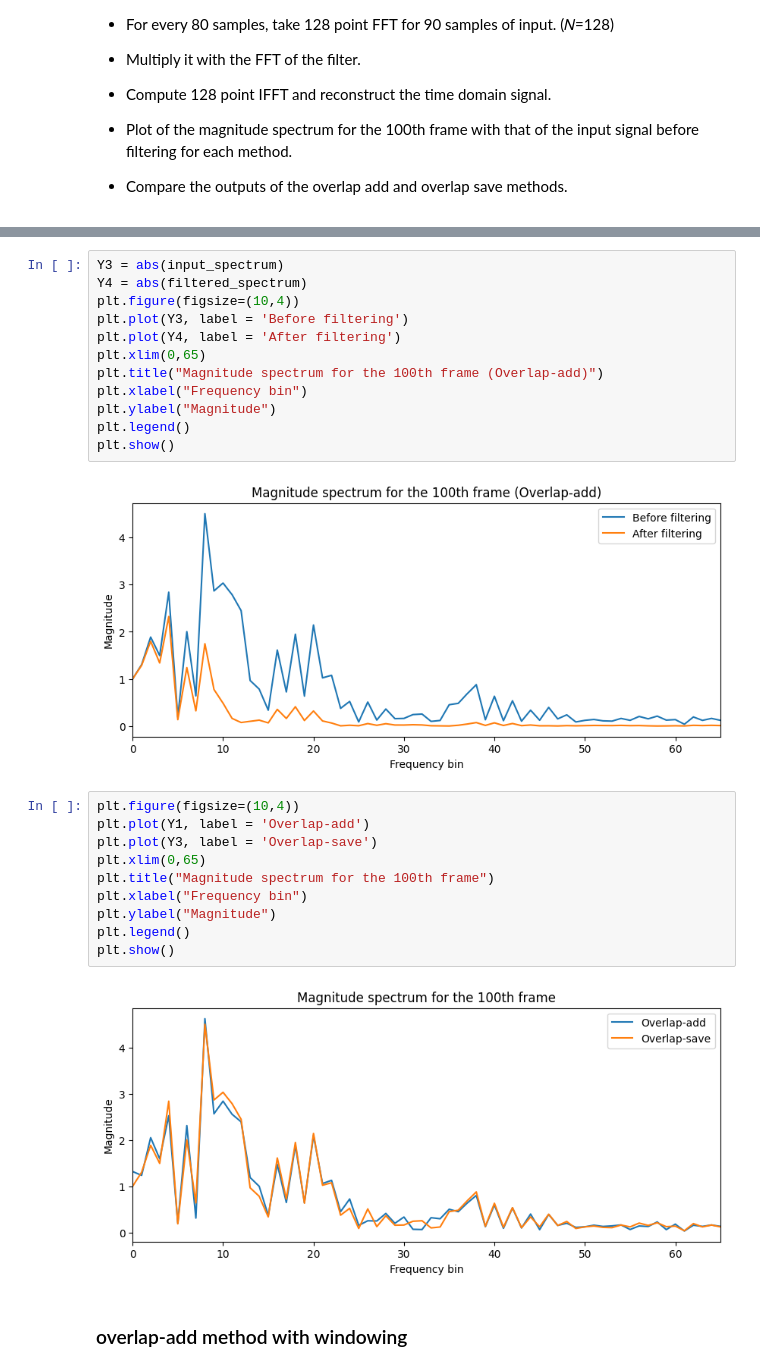
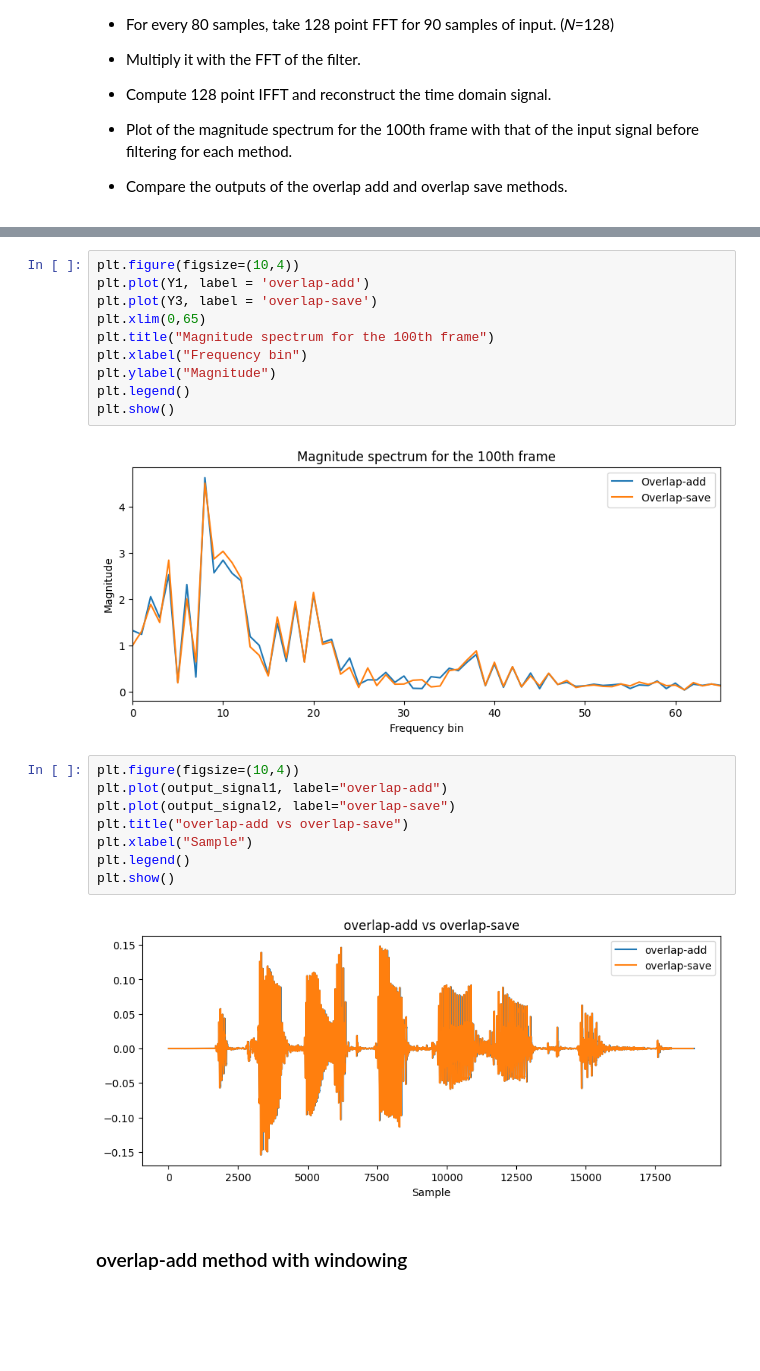
Before and after one commit to YuseonChoi/basic-speech-processing, a Jupyter notebook: overlapAdd_overlapSave/assignment2.ipynb, the cells around one changed output, grey strips where cells are left out. Saved outputs shown, nothing was run; the diff lists cells and outputs as text; blank space fills up the shorter version.

```diff
--- a/overlapAdd_overlapSave/assignment2.ipynb
+++ b/overlapAdd_overlapSave/assignment2.ipynb
@@ -155,29 +138,25 @@ torchaudio.save('output.wav', output.unsqueeze(0), sample_rate)
 # %%
-Y3 = abs(input_spectrum)
-Y4 = abs(filtered_spectrum)
 plt.figure(figsize=(10,4))
-plt.plot(Y3, label = 'Before filtering')
-plt.plot(Y4, label = 'After filtering')
+plt.plot(Y1, label = 'overlap-add')
+plt.plot(Y3, label = 'overlap-save')
 plt.xlim(0,65)
-plt.title("Magnitude spectrum for the 100th frame (Overlap-add)")
+plt.title("Magnitude spectrum for the 100th frame")
 plt.xlabel("Frequency bin")
 plt.ylabel("Magnitude")
 plt.legend()
 plt.show()
 # %% [output]
-[figure, old version]
+[figure, new version]
 # %%
 plt.figure(figsize=(10,4))
-plt.plot(Y1, label = 'Overlap-add')
-plt.plot(Y3, label = 'Overlap-save')
-plt.xlim(0,65)
-plt.title("Magnitude spectrum for the 100th frame")
-plt.xlabel("Frequency bin")
-plt.ylabel("Magnitude")
+plt.plot(output_signal1, label="overlap-add")
+plt.plot(output_signal2, label="overlap-save")
+plt.title("overlap-add vs overlap-save")
+plt.xlabel("Sample")
 plt.legend()
 plt.show()
 # %% [output]
-[figure, old version]
+[figure, new version]
 # %% [markdown]
 ### overlap-add method with windowing
 # %%
```
Also changed, not shown: parts of 9 cells of this notebook, 6 other files.
